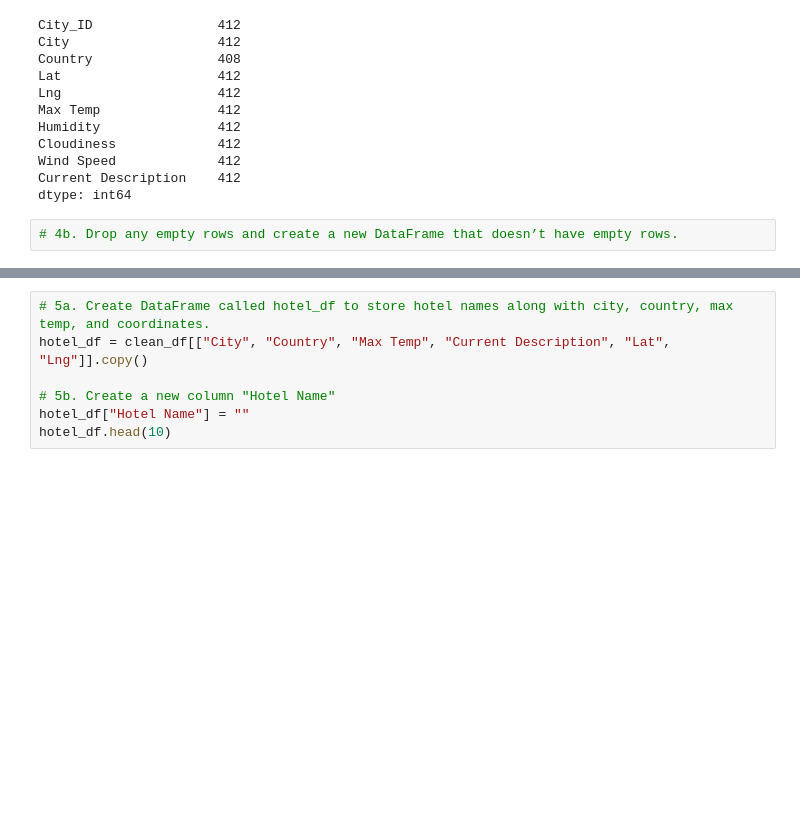
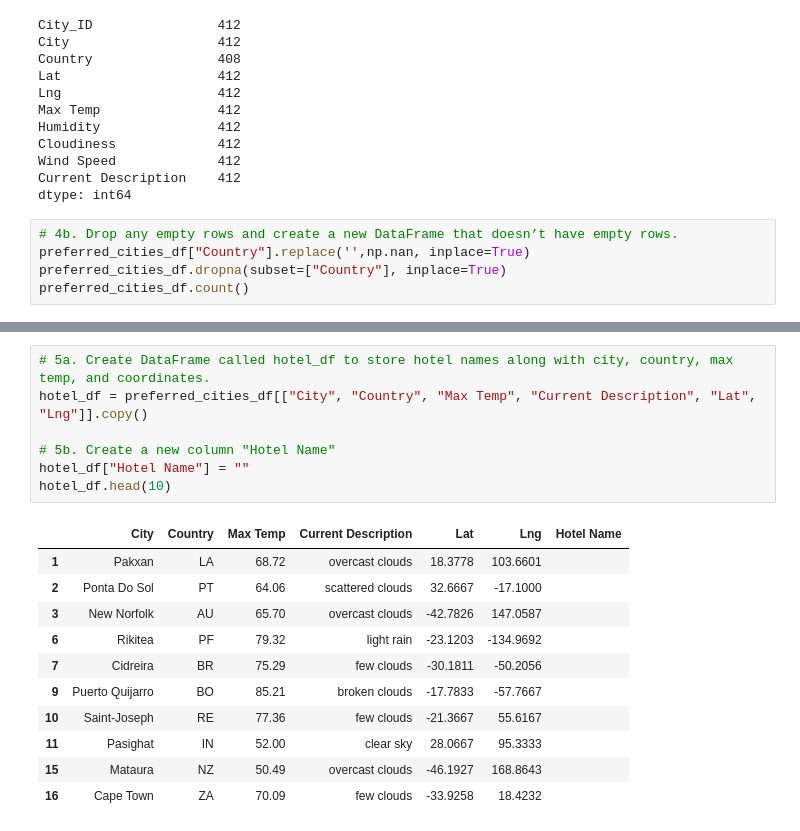
Before and after one commit to adshaughn/World_Weather_Analysis, a Jupyter notebook: Vacation_Search/Vacation_Search.ipynb, the cells around one changed output, grey strips where cells are left out. Cells and saved outputs as stored; diff of their text form; blank space fills up the shorter version.

```diff
--- a/Vacation_Search/Vacation_Search.ipynb
+++ b/Vacation_Search/Vacation_Search.ipynb
@@ -63,3 +64,6 @@ Current Description    412
 dtype: int64
 # %%
 # 4b. Drop any empty rows and create a new DataFrame that doesn’t have empty rows.
+preferred_cities_df["Country"].replace('',np.nan, inplace=True)
+preferred_cities_df.dropna(subset=["Country"], inplace=True)
+preferred_cities_df.count()
@@ -66,10 +90,22 @@ dtype: int64
 # %%
 # 5a. Create DataFrame called hotel_df to store hotel names along with city, country, max temp, and coordinates.
-hotel_df = clean_df[["City", "Country", "Max Temp", "Current Description", "Lat", "Lng"]].copy()
+hotel_df = preferred_cities_df[["City", "Country", "Max Temp", "Current Description", "Lat", "Lng"]].copy()
 
 # 5b. Create a new column "Hotel Name"
 hotel_df["Hotel Name"] = ""
 hotel_df.head(10)
+# %% [output]
+|  | City | Country | Max Temp | Current Description | Lat | Lng | Hotel Name |
+| 1 | Pakxan | LA | 68.72 | overcast clouds | 18.3778 | 103.6601 |  |
+| 2 | Ponta Do Sol | PT | 64.06 | scattered clouds | 32.6667 | -17.1000 |  |
+| 3 | New Norfolk | AU | 65.70 | overcast clouds | -42.7826 | 147.0587 |  |
+| 6 | Rikitea | PF | 79.32 | light rain | -23.1203 | -134.9692 |  |
+| 7 | Cidreira | BR | 75.29 | few clouds | -30.1811 | -50.2056 |  |
+| 9 | Puerto Quijarro | BO | 85.21 | broken clouds | -17.7833 | -57.7667 |  |
+| 10 | Saint-Joseph | RE | 77.36 | few clouds | -21.3667 | 55.6167 |  |
+| 11 | Pasighat | IN | 52.00 | clear sky | 28.0667 | 95.3333 |  |
+| 15 | Mataura | NZ | 50.49 | overcast clouds | -46.1927 | 168.8643 |  |
+| 16 | Cape Town | ZA | 70.09 | few clouds | -33.9258 | 18.4232 |  |
 # %%
 # 6a. Set parameters to search for hotels with 5000 meters.
 params = {
```
Also changed, not shown: parts of 9 cells of this notebook, 3 other files.
